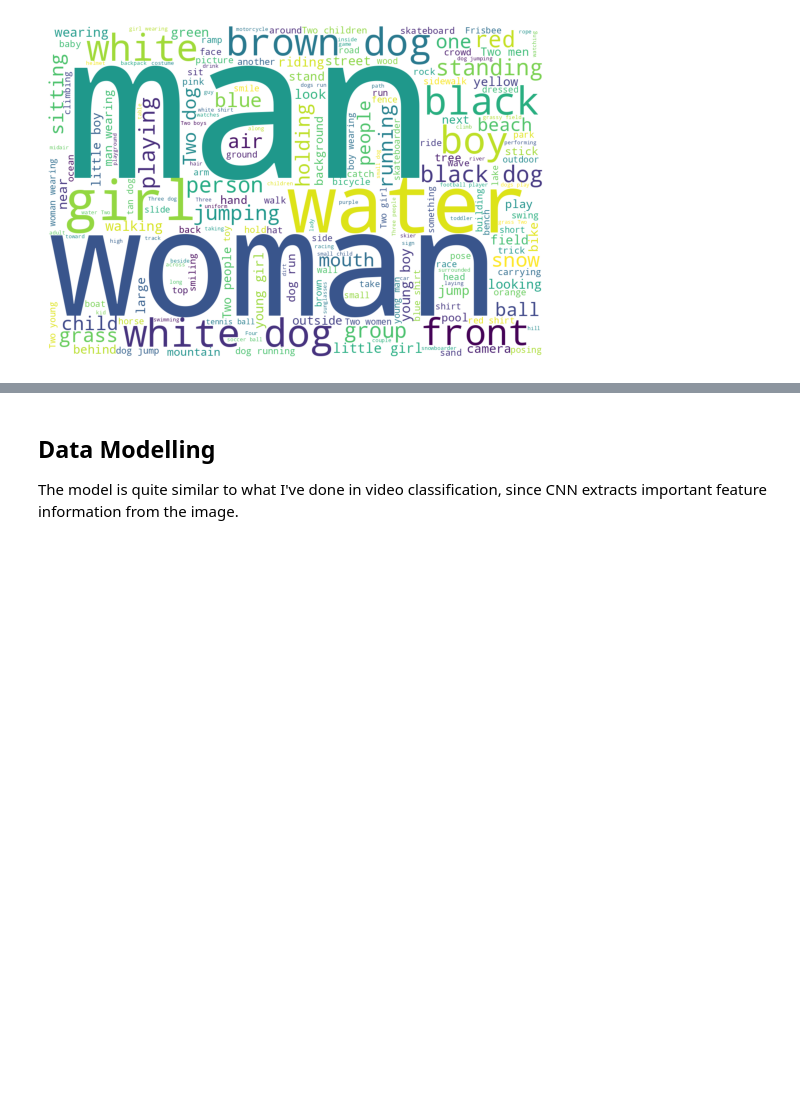
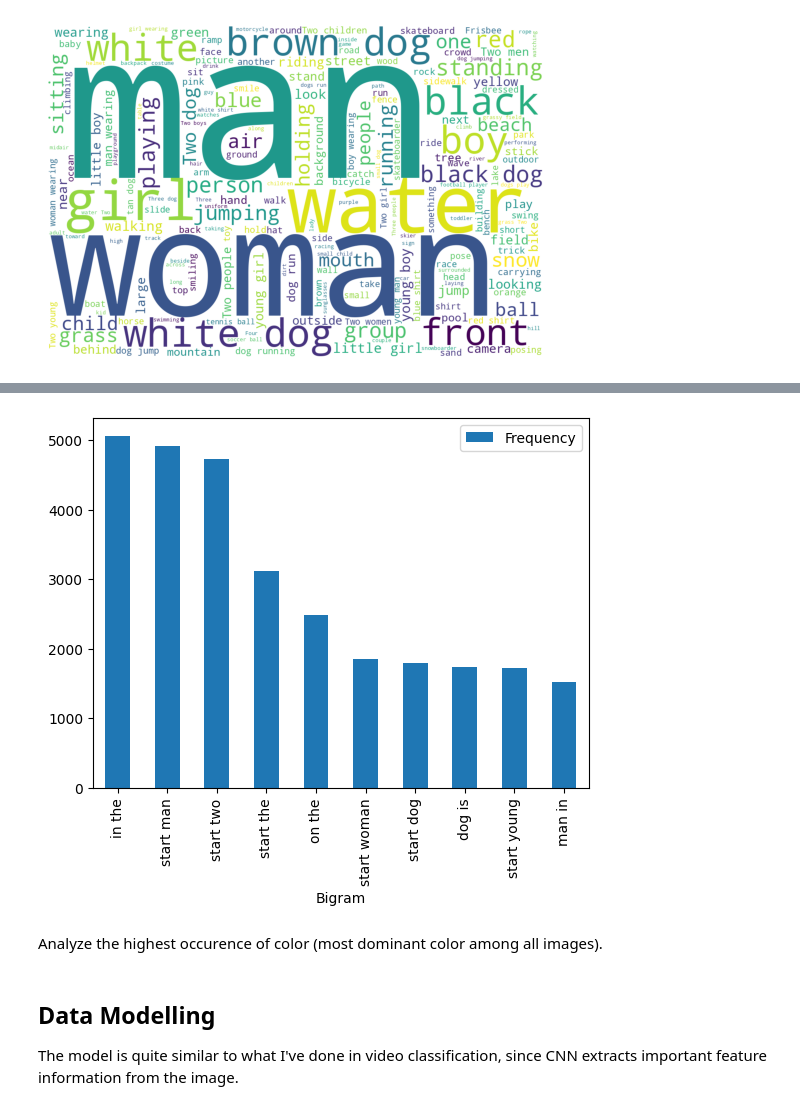
Before and after one commit to anthonycreates2000/Image-Captioning-with-Flickr30-Dataset, a Jupyter notebook: Image_Captioning_Computer_Vision_with_Flickr8K_Dataset.ipynb, the cells around one changed output, grey strips where cells are left out. Cells and saved outputs as stored; diff of their text form; code cells hidden in the pictures; blank space fills up the shorter version.

Commit message:
Added top 10 bigrams visualization.

```diff
--- a/Image_Captioning_Computer_Vision_with_Flickr8K_Dataset.ipynb
+++ b/Image_Captioning_Computer_Vision_with_Flickr8K_Dataset.ipynb
@@ -277,0 +288,18 @@ Most frequent bigrams and trigrams
+# %%
+all_flattened_words = list(image_name_to_labels_dict.values())
+all_flattened_words = concatenate_arrays(all_flattened_words)
+
+bigram_count_vectorizer = CountVectorizer(
+    lowercase = True,
+    ngram_range = (2, 2),
+)
+vector_components_count_vectorizer = bigram_count_vectorizer.fit_transform(all_flattened_words)
+feature_names = bigram_count_vectorizer.get_feature_names_out()
+total_occurence_per_features = vector_components_count_vectorizer.toarray().sum(axis = 0)
+
+print("=============Bigram Properties=============")
+print(f"Vector components size: {vector_components_count_vectorizer.shape}")
+print(feature_names[:10])
+# print(vector_components_count_vectorizer.sum(axis = 1))
+print(total_occurence_per_features.shape)
+print("===========================================")
@@ -277,0 +313,10 @@ Most frequent bigrams and trigrams
+# %%
+sorted_total_occurence_per_features = pd.DataFrame(
+    {
+        "Bigram": feature_names,
+        "Frequency": total_occurence_per_features.flatten(),
+    }
+).sort_values(by = "Frequency", ascending = False)
+
+top_10_bigrams = sorted_total_occurence_per_features.nlargest(10, "Frequency")
+top_10_bigrams
@@ -278,3 +350,13 @@ Most frequent bigrams and trigrams
+# %%
+top_10_bigrams.plot(
+    x = "Bigram",
+    kind = "bar"
+)
+plt.show()
+# %% [output]
+[figure, added]
+# %% [markdown]
+Analyze the highest occurence of color (most dominant color among all images).
 # %% [markdown]
 ## Data Modelling
 
```
Also changed, not shown: parts of 10 cells of this notebook.
